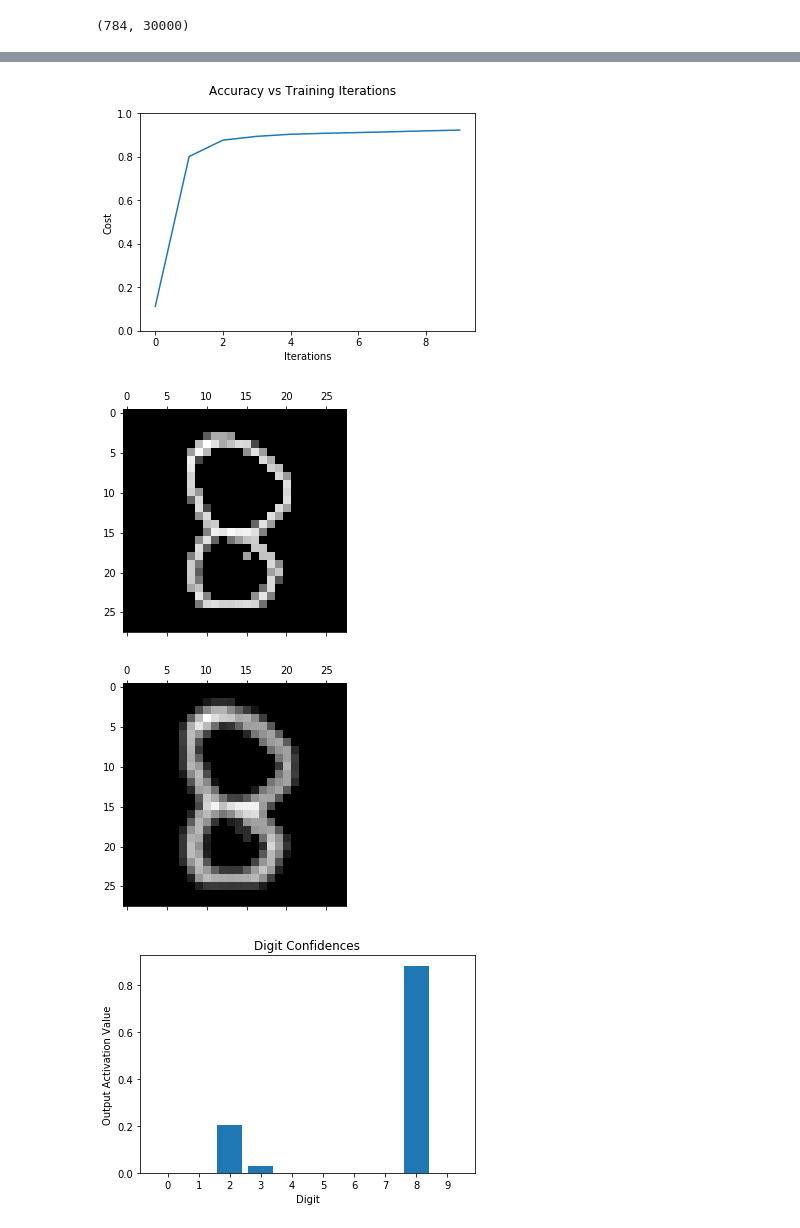
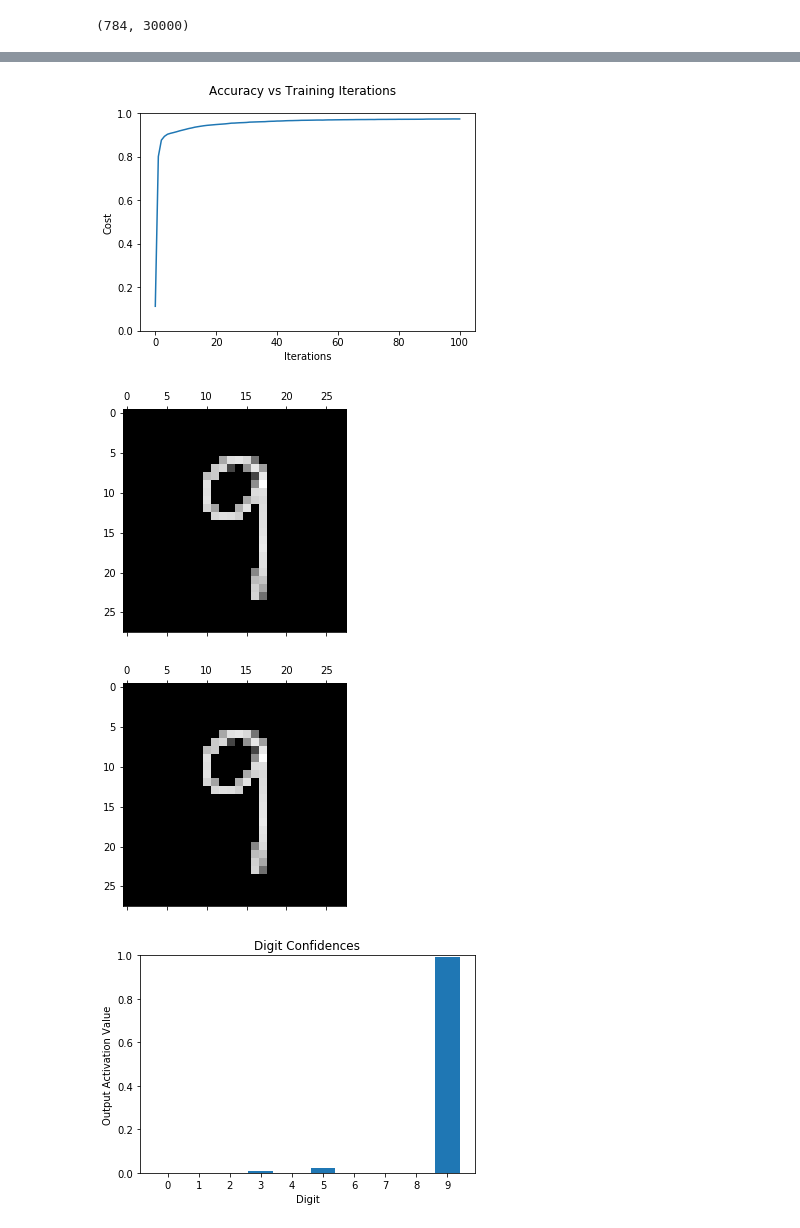
Before and after one commit to SamRCrooks/Classifying-Digits, a Jupyter notebook: DigitClassification.ipynb, the cells around one changed output, grey strips where cells are left out. Saved outputs shown, nothing was run; the diff lists cells and outputs as text; code cells hidden in the pictures.

```diff
--- a/DigitClassification.ipynb
+++ b/DigitClassification.ipynb
@@ -126,7 +126,7 @@ layer1_w = (2*np.random.random((layer1_neurons,layer0_neurons)) - 1) /100 #Initi
 layer2_b = np.zeros((layer2_neurons,1)) #Initialize layer_2 biases to 0. This is a 30 by 1 matrix
 layer2_w = (2*np.random.random((layer2_neurons,layer1_neurons)) - 1) /100 #Initialize layer_2 weights to to a value between -.01 and .01 This is a 10 by 30 matrix
 
-iterations = 9 #Number of times NN is exposed to entire dataset
+iterations = 100 #Number of times NN is exposed to entire dataset
 chunkSize = 256 #Number in digits in a batch
 learningRate = 0.00075
 
@@ -190,16 +197,16 @@ Iter 9 Training Accuracy:  0.925633333333 Testing Accuracy:  0.923083333333
 # %%
 #Display Accuracy Plot
-plt.plot(np.arange(0,10,1), testAccList)
+plt.plot(np.arange(0,iterations+1,1), testAccList)
 plt.suptitle('Accuracy vs Training Iterations')
 plt.ylabel('Cost')
 plt.xlabel('Iterations')
 plt.ylim((0,1))
 plt.show()
 # %% [output]
-[figure, old version]
+[figure, new version]
 # %%
 from PIL import Image
-im = Image.open("userImage2.png")
+im = Image.open("userImage16.png")
 #im.show()
 digitArray = np.asarray(list(im.getdata()))
 userDigit = []
@@ -213,12 +220,12 @@ maxVal = np.max(userDigit)
 userDigit = userDigit/maxVal
 userDigit = np.reshape(userDigit, (-1, 1))
 userDigit = np.power(userDigit, .25)
-displayUserDigit = np.reshape(userDigit, (-1, 28)) #Reshape data to 28 by 28 array instead of 784 by 1 array
+displayUserDigit = np.reshape(userDigit, (-1, im.size[0])) #Reshape data to 28 by 28 array instead of 784 by 1 array
 
 plt.matshow(displayUserDigit, fignum=10,cmap=plt.cm.gray) #Make grayscale representation of digit
 plt.show() #Show grayscale representation of digit
 # %% [output]
-[figure, old version]
+[figure, new version]
 # %%
 def blur(input_image):
     input_shape = input_image.shape
@@ -245,12 +252,12 @@ def blur(input_image):
                 output_image[i,j+1] += pixel_add
     return output_image / np.max(output_image)
 # %%
-processedImage = blur(displayUserDigit)
-#processedImage = blur(processedImage)
+processedImage = displayUserDigit
+#processedImage = blur(processedImage) #blur again if wanted
 plt.matshow(processedImage, cmap=plt.cm.gray) #Make grayscale representation of digit
 plt.show() #Show grayscale representation of digit
-testImage = np.reshape(processedImage, ( 784,1))
+testImage = np.reshape(processedImage, (784,1))
 testImage = np.power(testImage, .75)
 # %% [output]
-[figure, old version]
+[figure, new version]
 # %%
@@ -260,11 +267,13 @@ a_1 = sigmoid(z_1)
 z_2 = np.dot(layer2_w,a_1)+layer2_b
 a_2 = sigmoid(z_2)
 # %%
+#Display confidences (aka guesses) for the given digit by the user
 x = ['0','1','2','3','4','5','6','7','8','9']
 plt.bar(x,a_2[:,0])
 plt.title('Digit Confidences')
 plt.ylabel('Output Activation Value')
 plt.xlabel('Digit')
+plt.ylim([0,1])
 plt.show()
 # %% [output]
-[figure, old version]
+[figure, new version]
```
Also changed, not shown: parts of 11 cells of this notebook.
